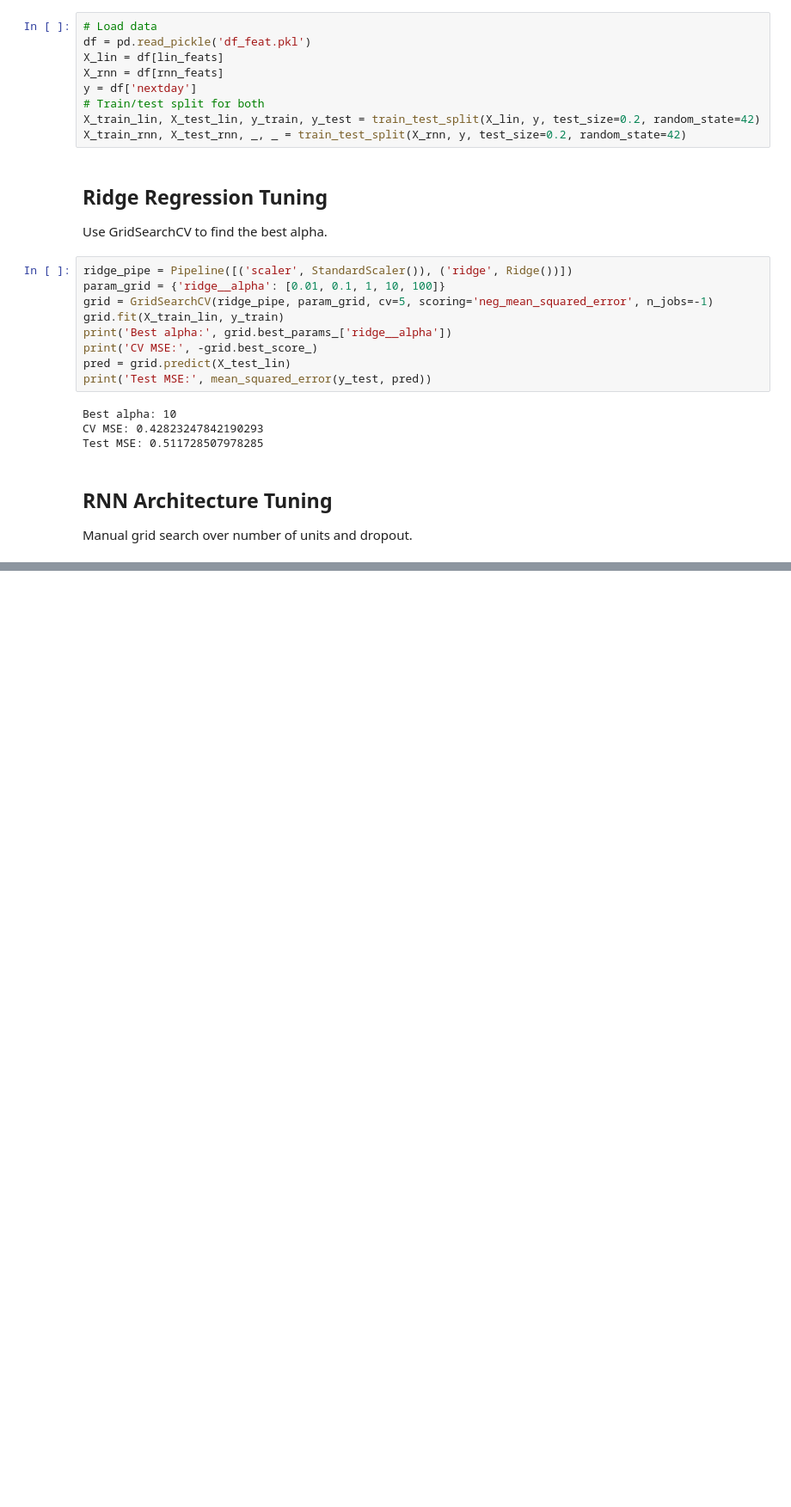
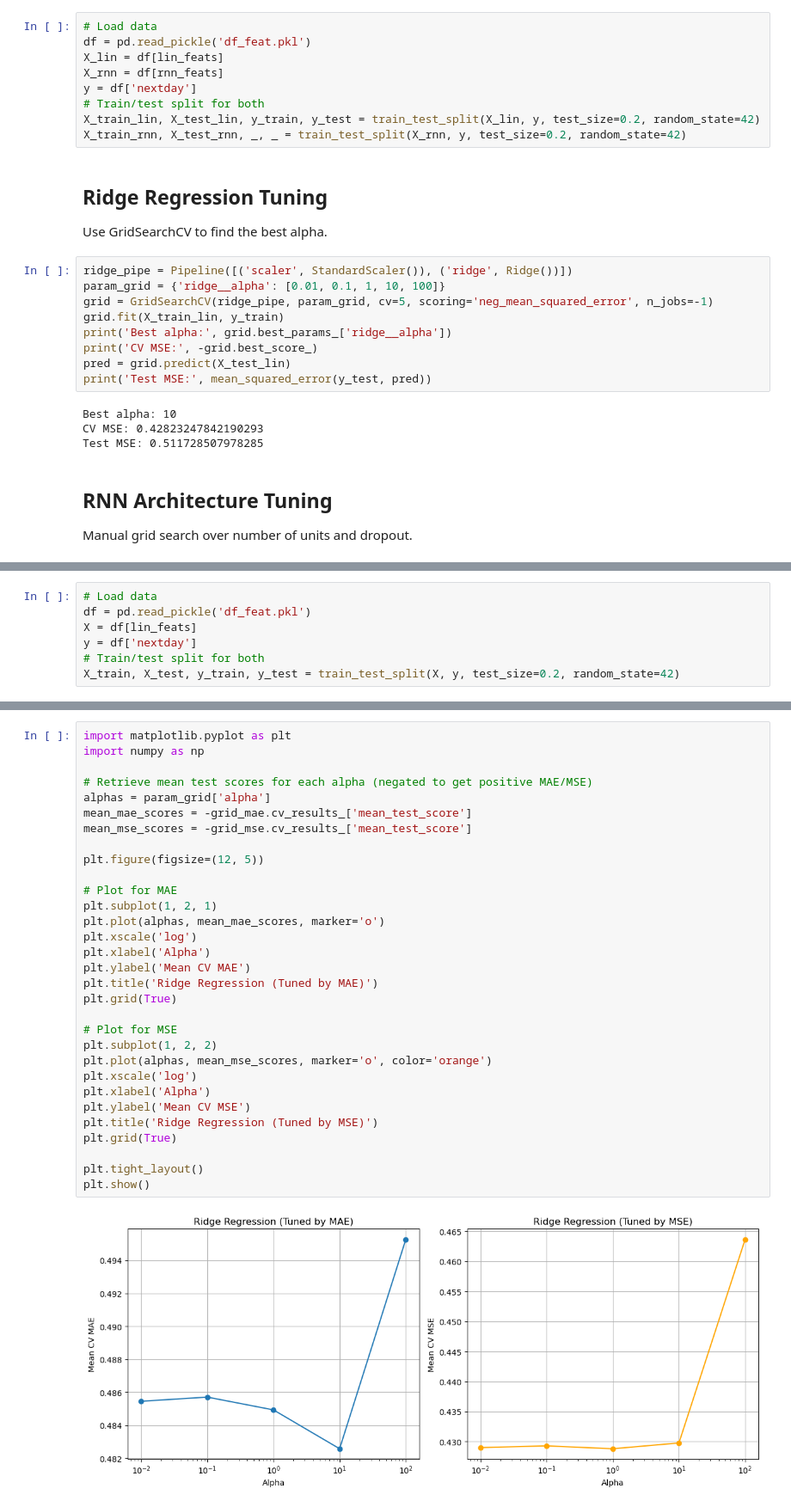
Before and after one commit to PietPjotr/DMT1, a Jupyter notebook: numerical_parameter_optimization.ipynb, the cells around one changed output, grey strips where cells are left out. Shown at 86% size. Saved outputs shown, nothing was run; the diff lists cells and outputs as text; blank space fills up the shorter version.

```diff
--- a/numerical_parameter_optimization.ipynb
+++ b/numerical_parameter_optimization.ipynb
@@ -88,0 +89,7 @@ plt.show()
+# %%
+# Load data
+df = pd.read_pickle('df_feat.pkl')
+X = df[lin_feats]
+y = df['nextday']
+# Train/test split for both
+X_train, X_test, y_train, y_test = train_test_split(X, y, test_size=0.2, random_state=42)
@@ -88,0 +136,33 @@ plt.show()
+# %%
+import matplotlib.pyplot as plt
+import numpy as np
+
+# Retrieve mean test scores for each alpha (negated to get positive MAE/MSE)
+alphas = param_grid['alpha']
+mean_mae_scores = -grid_mae.cv_results_['mean_test_score']
+mean_mse_scores = -grid_mse.cv_results_['mean_test_score']
+
+plt.figure(figsize=(12, 5))
+
+# Plot for MAE
+plt.subplot(1, 2, 1)
+plt.plot(alphas, mean_mae_scores, marker='o')
+plt.xscale('log')
+plt.xlabel('Alpha')
+plt.ylabel('Mean CV MAE')
+plt.title('Ridge Regression (Tuned by MAE)')
+plt.grid(True)
+
+# Plot for MSE
+plt.subplot(1, 2, 2)
+plt.plot(alphas, mean_mse_scores, marker='o', color='orange')
+plt.xscale('log')
+plt.xlabel('Alpha')
+plt.ylabel('Mean CV MSE')
+plt.title('Ridge Regression (Tuned by MSE)')
+plt.grid(True)
+
+plt.tight_layout()
+plt.show()
+# %% [output]
+[figure, added]
```
Also changed, not shown: parts of 3 cells of this notebook.
